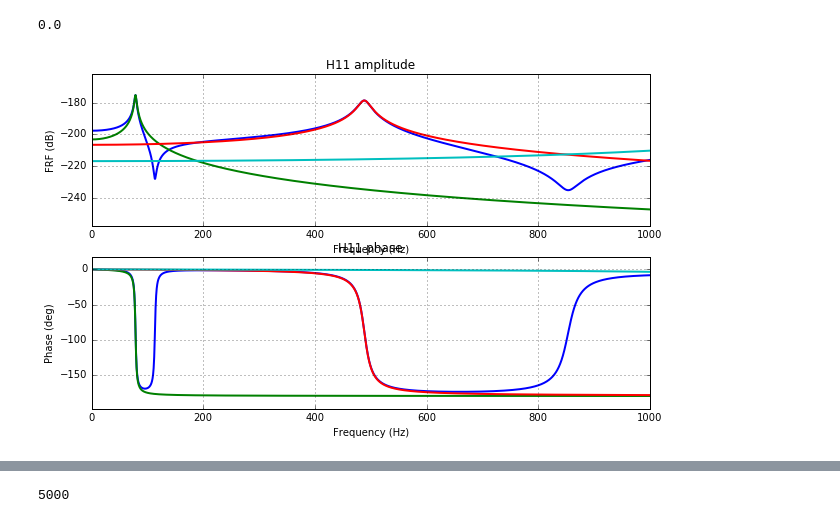
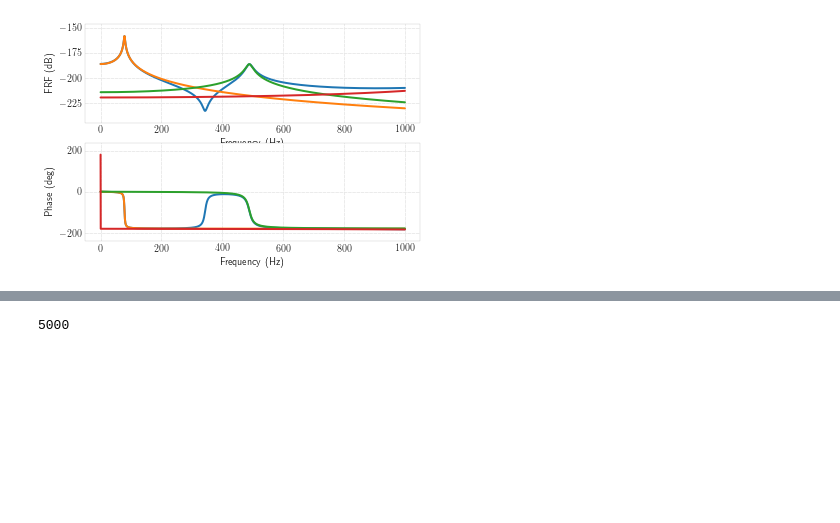
Before and after one commit to vibrationtoolbox/vibration_toolbox, a Jupyter notebook: docs/examples/vtoolbox Demos.ipynb, the cells around one changed output, grey strips where cells are left out. Cells and saved outputs as stored; diff of their text form; code cells hidden in the pictures; blank space fills up the shorter version.

```diff
--- a/docs/examples/vtoolbox Demos.ipynb
+++ b/docs/examples/vtoolbox Demos.ipynb
@@ -46,10 +14,4 @@ plt.savefig('H12.pdf', bbox_inches='tight')
-# %%
-fout, H = euler_beam_frf(xin = .1, xout = .1)
-plt.subplot(211)
-plt.title('H11 amplitude')
-plt.subplot(212)
-plt.title('H11 phase')
-plt.savefig('H11.pdf', bbox_inches='tight')
-# %% [output]
-0.0
-[figure, removed]
+# %%
+fout, H = vtb.euler_beam_frf(xin = .1, xout = .3)
+# %% [output]
+[figure, added]
```
Also changed, not shown: parts of 20 cells of this notebook.
